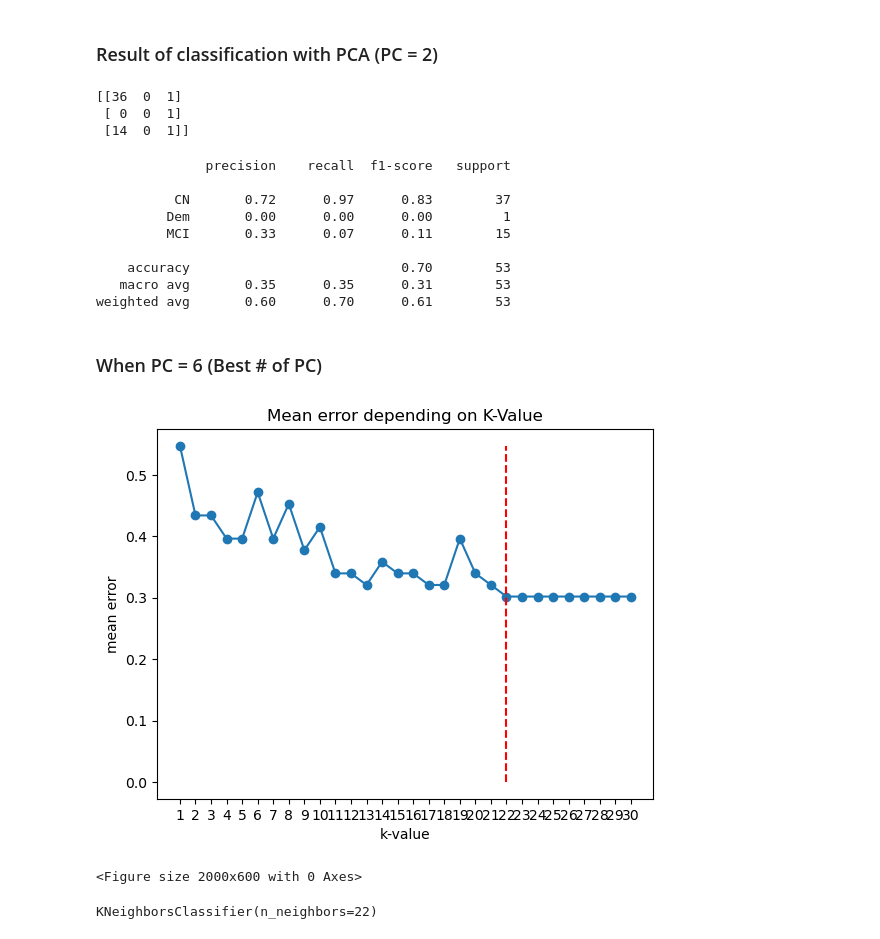
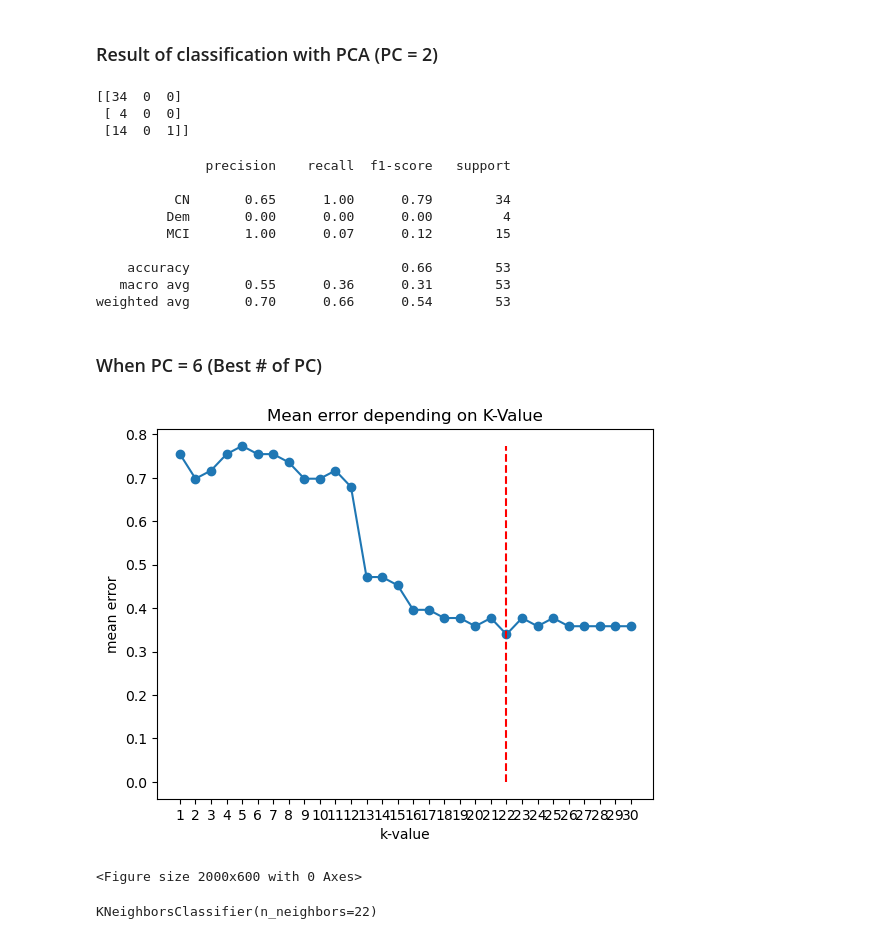
Before and after one commit to KyungTaek-Oh/Class, a Jupyter notebook: MachineLearning/PCA/ML_PCA_AS02-1.ipynb, the cells around one changed output. Saved outputs shown, nothing was run; the diff lists cells and outputs as text; code cells hidden in the pictures.

```diff
--- a/MachineLearning/PCA/ML_PCA_AS02-1.ipynb
+++ b/MachineLearning/PCA/ML_PCA_AS02-1.ipynb
@@ -274,7 +277,7 @@ X = data.iloc[:,2:].to_numpy()
 y = data.iloc[:, 1].to_numpy()
 # %%
 # 전체 데이터 세트를 학습 세트(training set)와 검증 세트(test set)로 나눔
-X_train, X_test, y_train, y_test = train_test_split(X, y, test_size=0.3, random_state=42)
+X_train, X_test, y_train, y_test = train_test_split(X, y, test_size=0.3, stratify=y,random_state=42)
 print(len(X_train), len(X_test))
 # %% [output]
 121 53
@@ -309,7 +302,0 @@ X_test_pca_9 = pca(X_test, 9, 0.01)
-# %%
-opt_k = optimal_k(X_train_pca_9, y_train, X_test_pca_9, y_test, max_k = 30)
-# k-NN 분류기를 생성
-classifier = KNeighborsClassifier(n_neighbors=opt_k)
-# 분류기 학습
-classifier.fit(X_train_pca_9, y_train)
-y_pred= classifier.predict(X_test_pca_9)
@@ -341,3 +305,3 @@ weighted avg       0.78      0.72      0.62        53
 # %%
-X_train_pca_6 = pca(X_train, 6,0.01)
+X_train_pca_7 = pca(X_train, 7,0.01)
 # %% [output]
@@ -345,3 +309,3 @@ X_train_pca_6 = pca(X_train, 6,0.01)
 # %%
-X_test_pca_6 = pca(X_test, 6,0.01)
+X_test_pca_7 = pca(X_test, 7,0.01)
 # %% [output]
@@ -437,32 +401,32 @@ y_pred= classifier.predict(X_test_pca_2)
 # %% [markdown]
 ### Result of classification with PCA (PC = 2)
 # %%
-pca2_conf_matrix= confusion_matrix(y_test, y_pred)
+pca2_conf_matrix= confusion_matrix(y_test, y_pred_pca2)
 print(pca2_conf_matrix)
 # %% [output]
-[[36  0  1]
- [ 0  0  1]
+[[34  0  0]
+ [ 4  0  0]
  [14  0  1]]
 # %%
-pca2_performance = classification_report(y_test, y_pred)
+pca2_performance = classification_report(y_test, y_pred_pca2)
 print(pca2_performance)
 # %% [output]
               precision    recall  f1-score   support
 
-          CN       0.72      0.97      0.83        37
-         Dem       0.00      0.00      0.00         1
-         MCI       0.33      0.07      0.11        15
+          CN       0.65      1.00      0.79        34
+         Dem       0.00      0.00      0.00         4
+         MCI       1.00      0.07      0.12        15
 
-    accuracy                           0.70        53
-   macro avg       0.35      0.35      0.31        53
-weighted avg       0.60      0.70      0.61        53
+    accuracy                           0.66        53
+   macro avg       0.55      0.36      0.31        53
+weighted avg       0.70      0.66      0.54        53
 # %% [markdown]
 ### When PC = 6 (Best # of PC)
 # %%
 # Find optimal k value for K-NN classifier
-opt_k6 = optimal_k(X_train_pca_6, y_train, X_test_pca_6, y_test, max_k = 30)
+opt_k7 = optimal_k(X_train_pca_7, y_train, X_test_pca_7, y_test, max_k = 30)
 # %% [output]
-[figure, old version]
+[figure, new version]
 <Figure size 2000x600 with 0 Axes>
 # %%
 # k-NN 분류기를 생성
```
Also changed, not shown: parts of 37 cells of this notebook.
